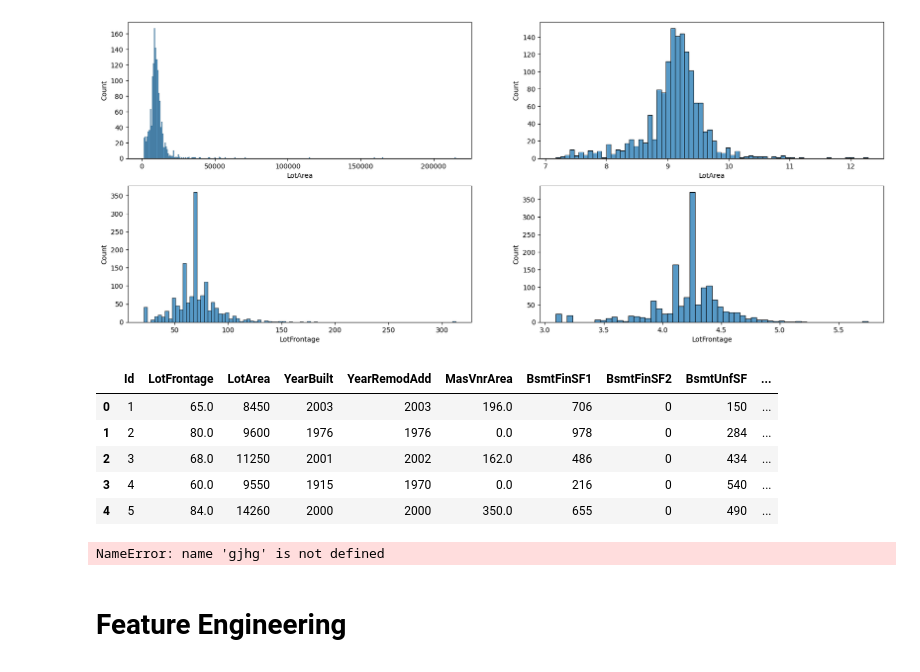
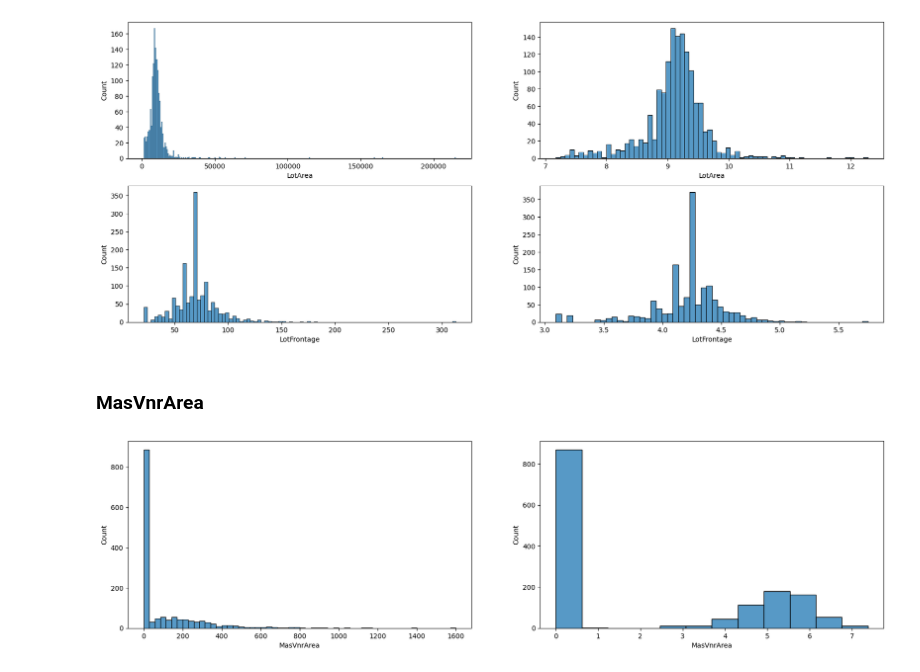
Before and after one commit to mdismailquraishicse/house_price_prediction_kaggle, a Jupyter notebook: house_price_prediction.ipynb, the cells around one changed output. Cells and saved outputs as stored; diff of their text form; code cells hidden in the pictures.

```diff
--- a/house_price_prediction.ipynb
+++ b/house_price_prediction.ipynb
@@ -182,16 +274,0 @@ temporal = [col for col in numerical_columns if 'Year' in col or 'Yr' in col] #
-# %%
-df_continous= df[continous]
-df_continous.head()
-# %% [output]
-|  | Id | LotFrontage | LotArea | YearBuilt | YearRemodAdd | MasVnrArea | BsmtFinSF1 | BsmtFinSF2 | BsmtUnfSF | ... |
-| 0 | 1 | 65.0 | 8450 | 2003 | 2003 | 196.0 | 706 | 0 | 150 | ... |
-| 1 | 2 | 80.0 | 9600 | 1976 | 1976 | 0.0 | 978 | 0 | 284 | ... |
-| 2 | 3 | 68.0 | 11250 | 2001 | 2002 | 162.0 | 486 | 0 | 434 | ... |
-| 3 | 4 | 60.0 | 9550 | 1915 | 1970 | 0.0 | 216 | 0 | 540 | ... |
-| 4 | 5 | 84.0 | 14260 | 2000 | 2000 | 350.0 | 655 | 0 | 490 | ... |
-# %%
-gjhg
-# %% [output]
-NameError: name 'gjhg' is not defined
-# %% [markdown]
-# Feature Engineering
@@ -275,0 +275,11 @@ class HousePriceFeatureEngineering:
+# %% [markdown]
+### MasVnrArea
+# %%
+plt.rcParams["figure.figsize"] = (20, 5)
+fix, ax= plt.subplots(nrows=1, ncols=2)
+col= "MasVnrArea"
+sns.histplot(df_continous[col].fillna(df_continous[col].median()), ax=ax[0])
+sns.histplot(np.log1p(df_continous[col].fillna(df_continous[col].median())), ax= ax[1])
+plt.show()
+# %% [output]
+[figure, added]
```
Also changed, not shown: parts of 49 cells of this notebook.
